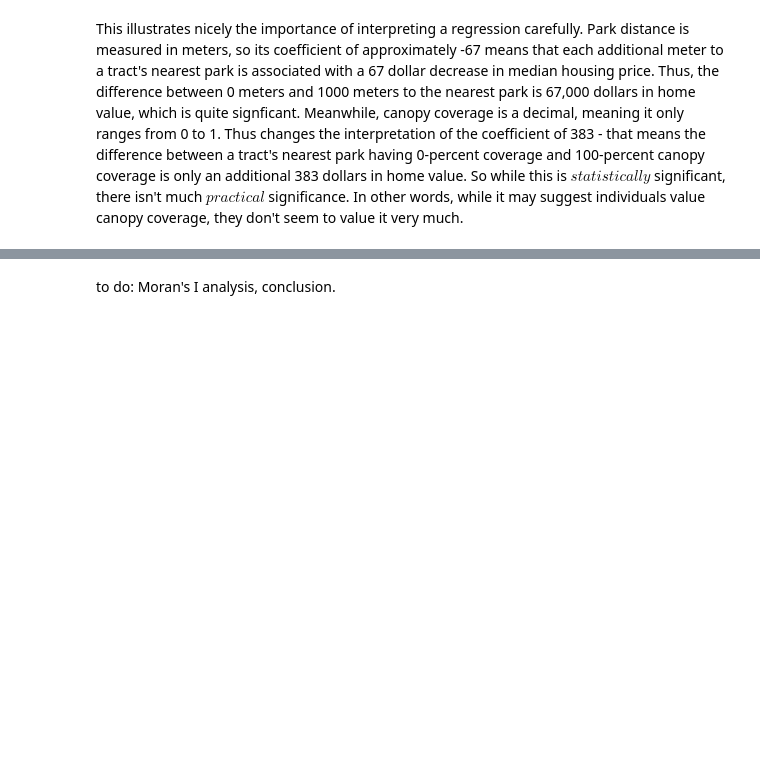
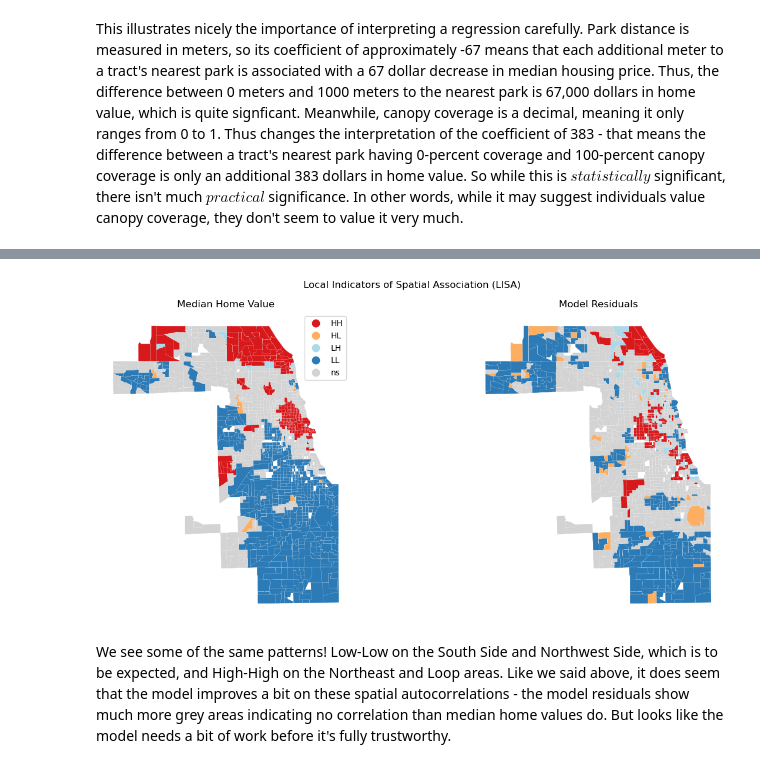
Before and after one commit to adohertymunro/DS-31095-Final-Project, a Jupyter notebook: Final Project.ipynb, the cells around one changed output, grey strips where cells are left out. Cells and saved outputs as stored; diff of their text form; code cells hidden in the pictures; blank space fills up the shorter version.

```diff
--- a/Final Project.ipynb
+++ b/Final Project.ipynb
@@ -662,2 +716,29 @@ This illustrates nicely the importance of interpreting a regression carefully. P
+# %%
+lisa_homes = Moran_Local(housing_parks_gdf['median_home_value'], w)
+lisa_resid = Moran_Local(housing_parks_gdf['model_residuals'], w)
+
+fig, (ax1, ax2) = plt.subplots(1, 2, figsize=(14, 6))
+
+lisa_cluster(
+    lisa_homes,
+    housing_parks_gdf,
+    ax=ax1)
+
+lisa_cluster(
+    lisa_resid,
+    housing_parks_gdf,
+    ax=ax2,
+    legend=False
+)
+
+ax1.set_title('Median Home Value')
+ax2.set_title('Model Residuals')
+
+fig.suptitle('Local Indicators of Spatial Association (LISA)')
+
+plt.tight_layout()
+plt.show()
+# %% [output]
+[figure, added]
 # %% [markdown]
-to do: Moran's I analysis, conclusion.
+We see some of the same patterns! Low-Low on the South Side and Northwest Side, which is to be expected, and High-High on the Northeast and Loop areas. Like we said above, it does seem that the model improves a bit on these spatial autocorrelations - the model residuals show much more grey areas indicating no correlation than median home values do. But looks like the model needs a bit of work before it's fully trustworthy.
```
Also changed, not shown: parts of 15 cells of this notebook.
